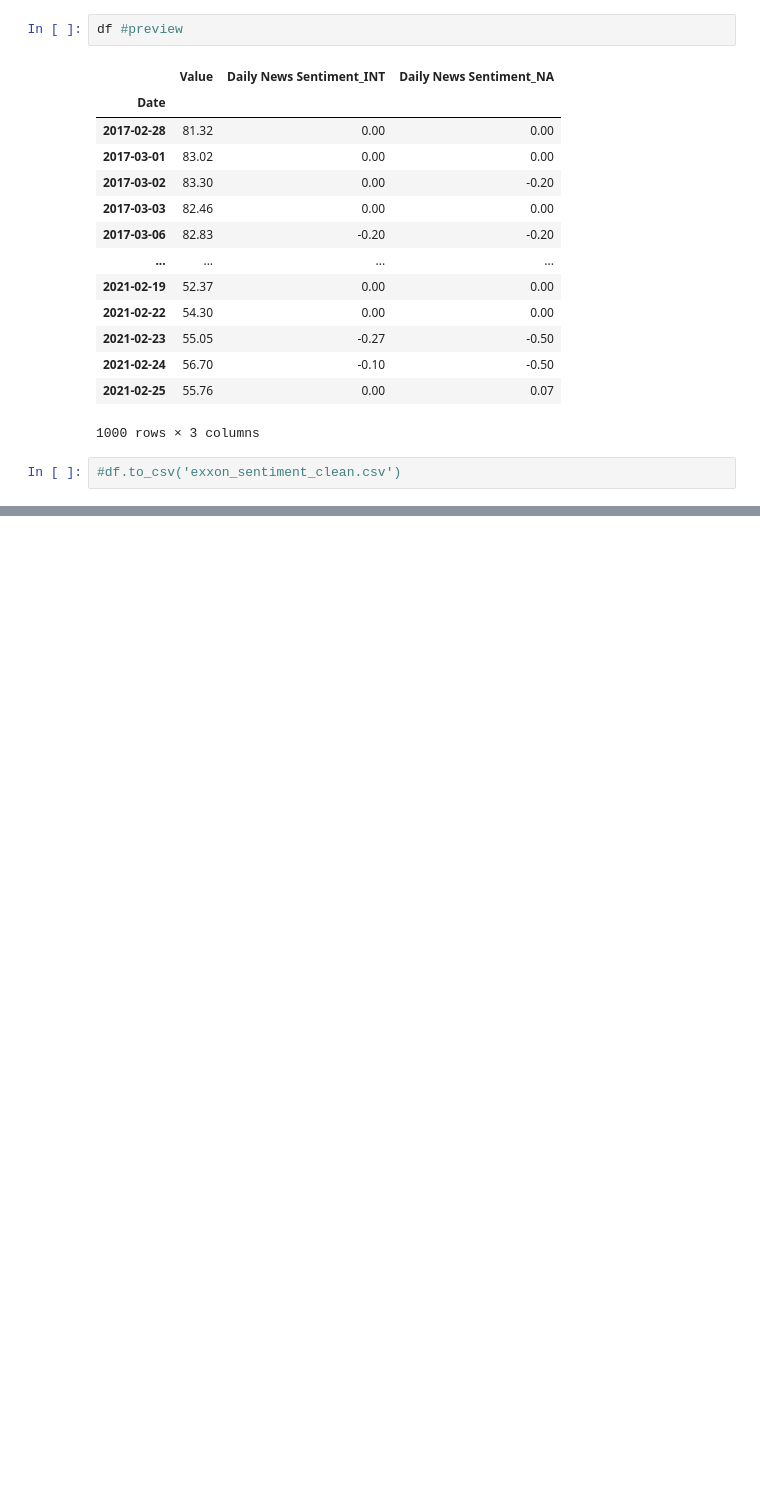
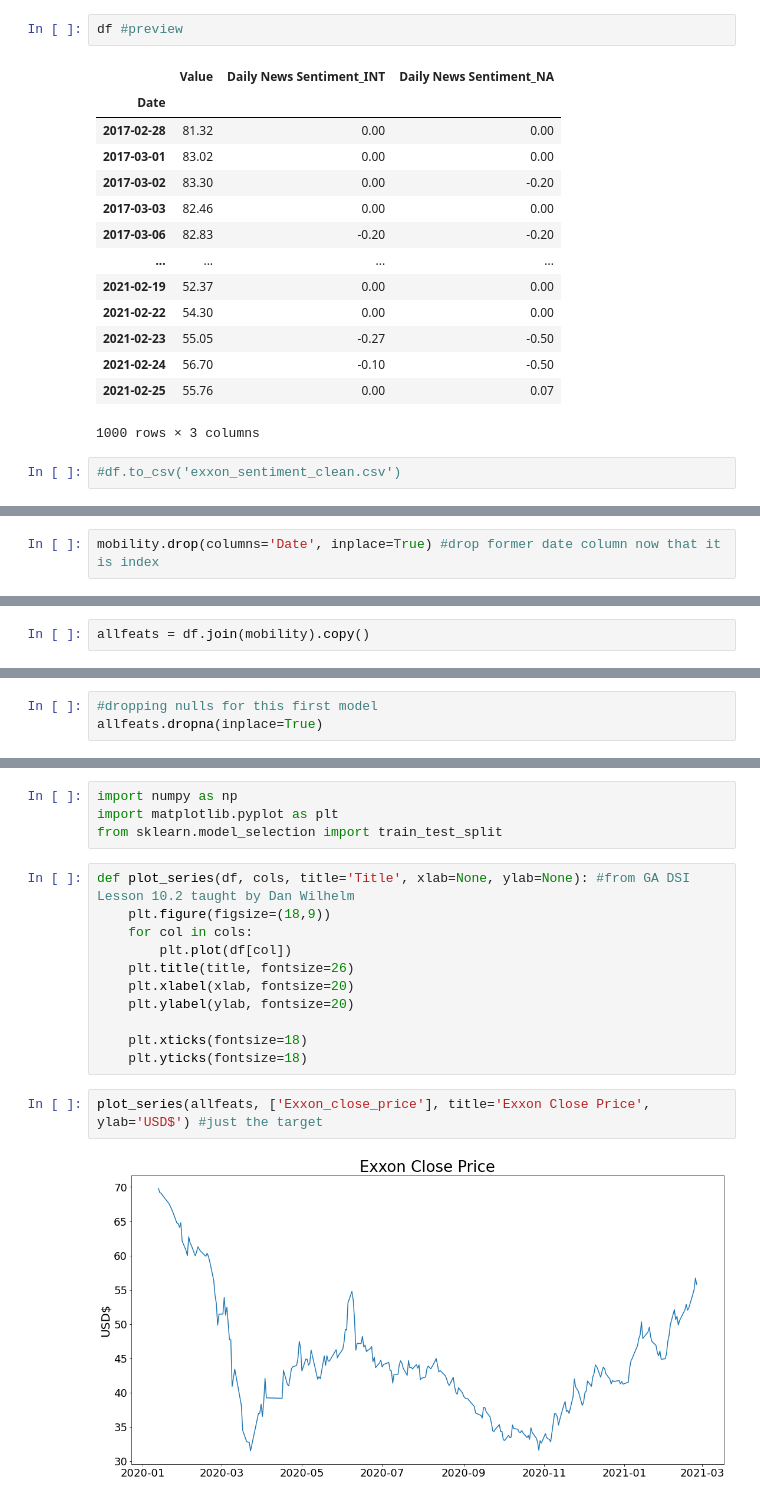
Before and after one commit to griffinwt/Hackathon_March2021, a Jupyter notebook: First_model.ipynb, the cells around one changed output, grey strips where cells are left out. Saved outputs shown, nothing was run; the diff lists cells and outputs as text; blank space fills up the shorter version.

Commit message:
beginning first model with mobility

```diff
--- a/First_model.ipynb
+++ b/First_model.ipynb
@@ -507,0 +389,2 @@ ax.legend();
+# %%
+mobility.drop(columns='Date', inplace=True) #drop former date column now that it is index
@@ -507,0 +401,2 @@ ax.legend();
+# %%
+allfeats = df.join(mobility).copy()
@@ -507,0 +413,3 @@ ax.legend();
+# %%
+#dropping nulls for this first model
+allfeats.dropna(inplace=True)
@@ -507,0 +426,19 @@ ax.legend();
+# %%
+import numpy as np
+import matplotlib.pyplot as plt
+from sklearn.model_selection import train_test_split
+# %%
+def plot_series(df, cols, title='Title', xlab=None, ylab=None): #from GA DSI Lesson 10.2 taught by Dan Wilhelm
+    plt.figure(figsize=(18,9))
+    for col in cols:
+        plt.plot(df[col])
+    plt.title(title, fontsize=26)
+    plt.xlabel(xlab, fontsize=20)
+    plt.ylabel(ylab, fontsize=20)
+
+    plt.xticks(fontsize=18)
+    plt.yticks(fontsize=18)
+# %%
+plot_series(allfeats, ['Exxon_close_price'], title='Exxon Close Price', ylab='USD$') #just the target
+# %% [output]
+[figure, added]
```
Also changed, not shown: parts of 36 cells of this notebook.
